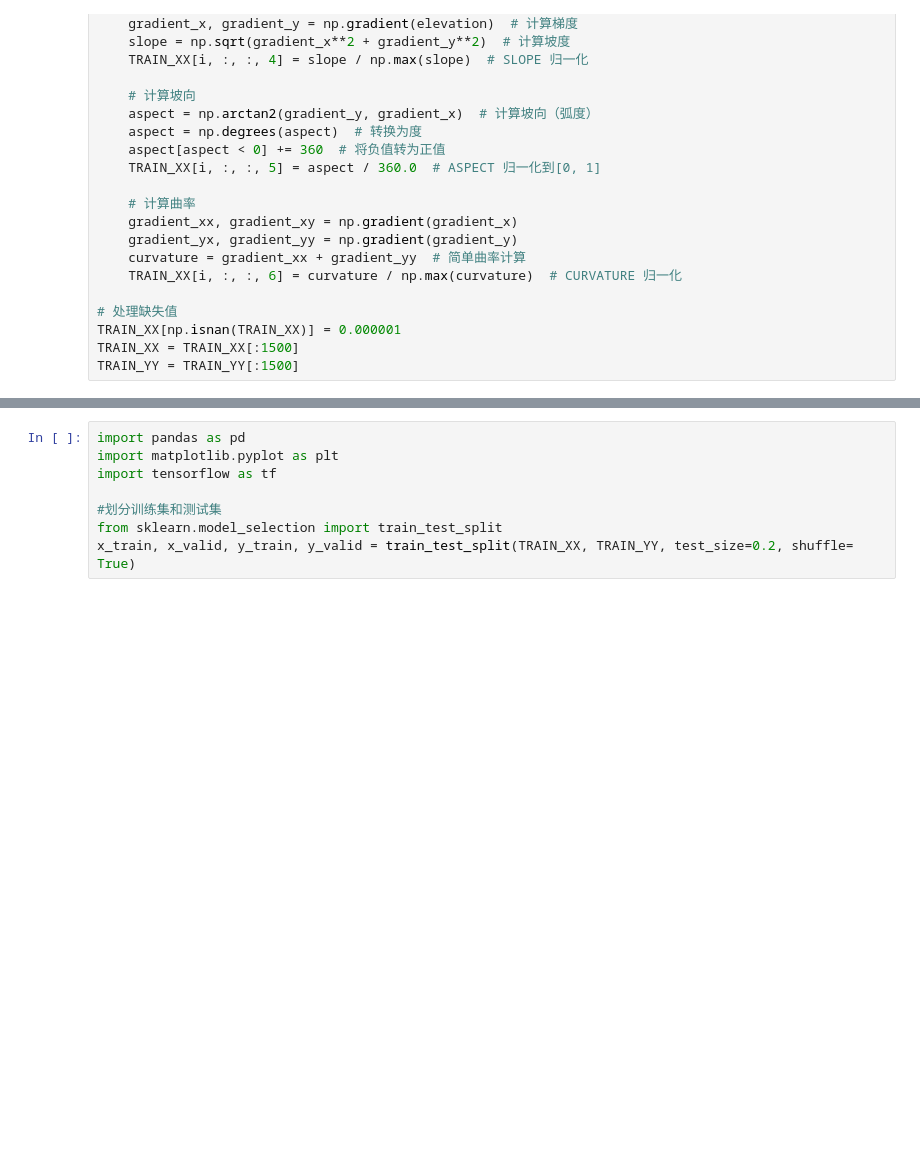
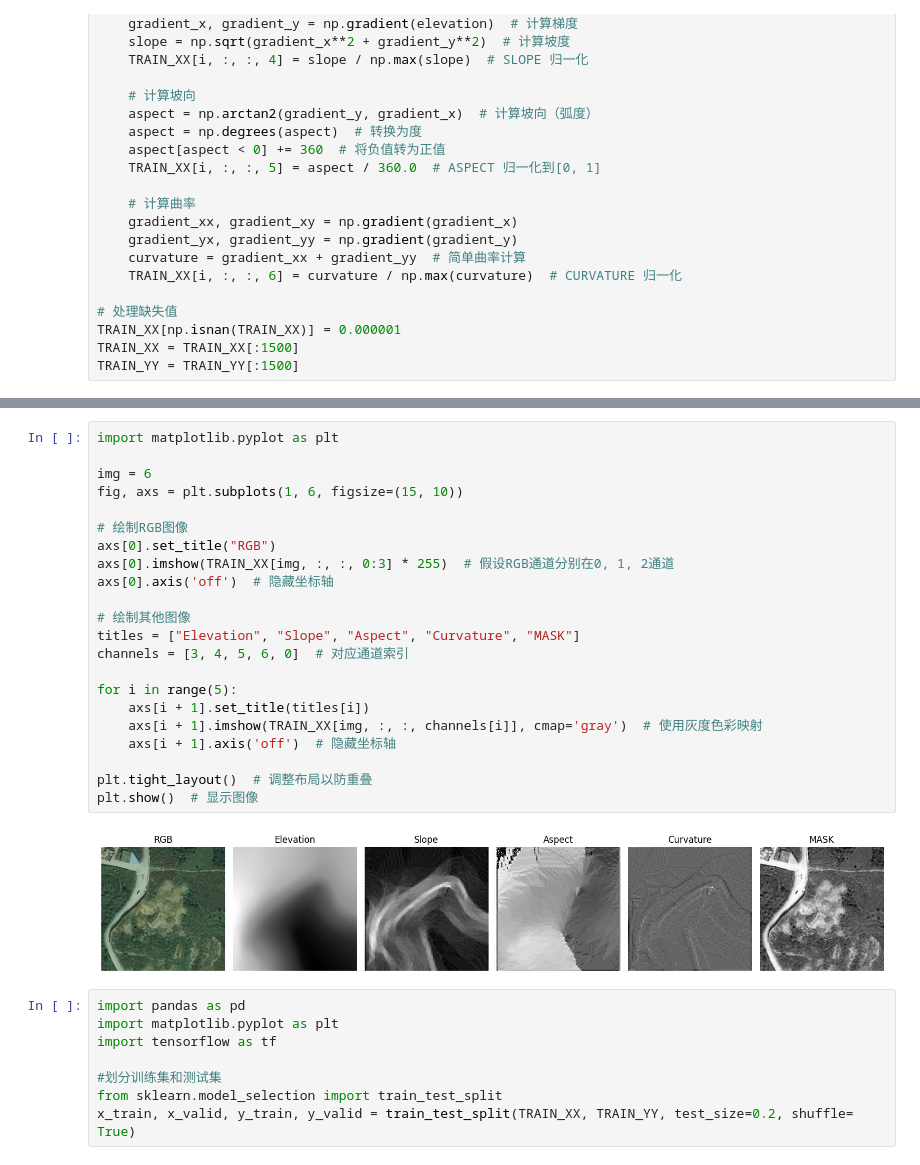
Before and after one commit to cdzzprog/npro, a Jupyter notebook: test.ipynb, the cells around one changed output, grey strips where cells are left out. Cells and saved outputs as stored; diff of their text form; blank space fills up the shorter version.

```diff
--- a/test.ipynb
+++ b/test.ipynb
@@ -2168,3 +2168,27 @@ plt.show()
+# %%
+import matplotlib.pyplot as plt
+
+img = 6
+fig, axs = plt.subplots(1, 6, figsize=(15, 10))
+
+# 绘制RGB图像
+axs[0].set_title("RGB")
+axs[0].imshow(TRAIN_XX[img, :, :, 0:3] * 255)  # 假设RGB通道分别在0, 1, 2通道
+axs[0].axis('off')  # 隐藏坐标轴
+
+# 绘制其他图像
+titles = ["Elevation", "Slope", "Aspect", "Curvature", "MASK"]
+channels = [3, 4, 5, 6, 0]  # 对应通道索引
+
+for i in range(5):
+    axs[i + 1].set_title(titles[i])
+    axs[i + 1].imshow(TRAIN_XX[img, :, :, channels[i]], cmap='gray')  # 使用灰度色彩映射
+    axs[i + 1].axis('off')  # 隐藏坐标轴
+
+plt.tight_layout()  # 调整布局以防重叠
+plt.show()  # 显示图像
+# %% [output]
+[figure, added]
 # %%
 import pandas as pd
 import matplotlib.pyplot as plt
```
Also changed, not shown: parts of 1 cell of this notebook, 10 other files.
